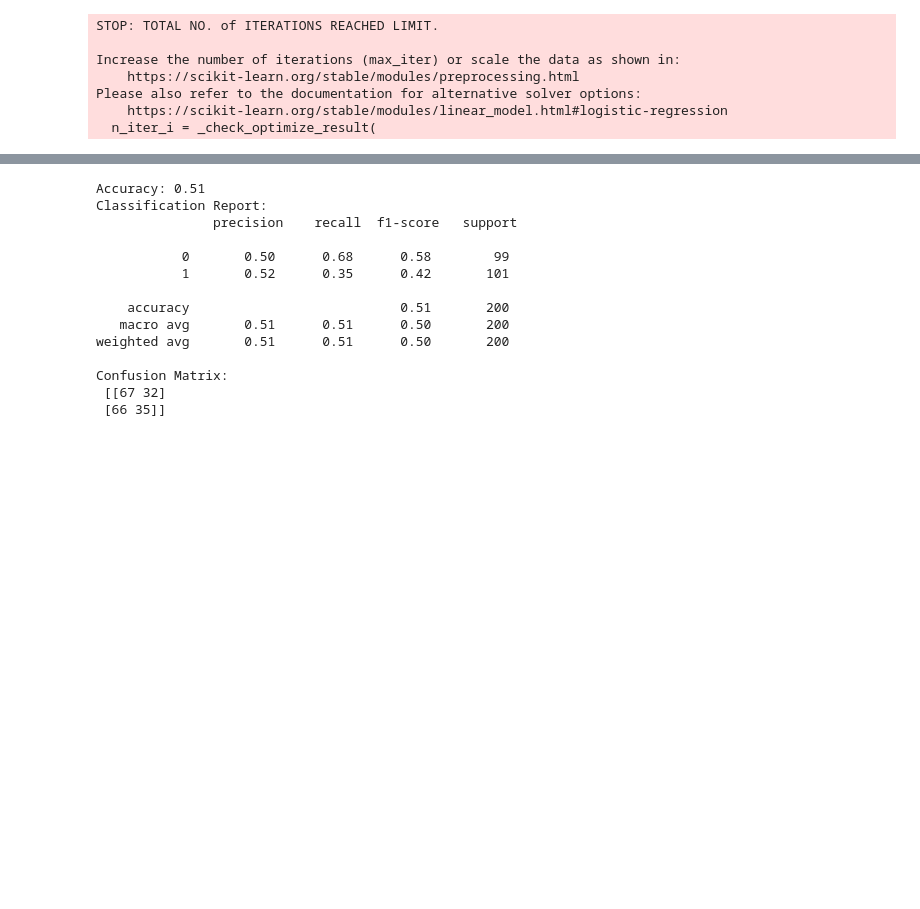
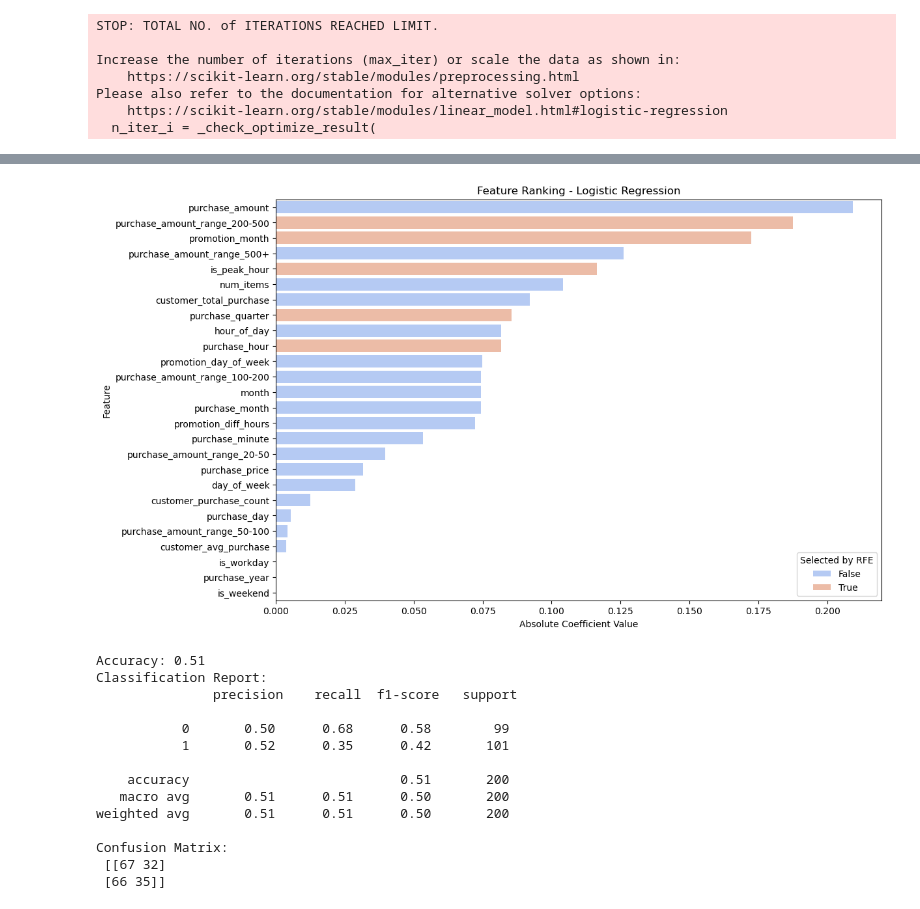
Before and after one commit to MingzengQin/Intership, a Jupyter notebook: EDA.ipynb, the cells around one changed output, grey strips where cells are left out. Cells and saved outputs as stored; diff of their text form; code cells hidden in the pictures; blank space fills up the shorter version.

```diff
--- a/EDA.ipynb
+++ b/EDA.ipynb
@@ -352,3 +354,75 @@ Passing `palette` without assigning `hue` is deprecated and will be removed in v
 
   sns.barplot(x=importance_df['Importance'], y=importance_df['Feature'], palette="coolwarm")
 [figure]
+# %%
+import numpy as np
+import pandas as pd
+import matplotlib.pyplot as plt
+import seaborn as sns
+from sklearn.linear_model import LogisticRegression
+from sklearn.model_selection import train_test_split, cross_val_score, GridSearchCV
+from sklearn.preprocessing import StandardScaler
+from sklearn.metrics import classification_report, confusion_matrix, accuracy_score
+from sklearn.feature_selection import RFE
+from imblearn.over_sampling import SMOTE  # Handle class imbalance
+
+# Feature Scaling
+scaler = StandardScaler()
+x_train_scaled = scaler.fit_transform(x_train)
+x_val_scaled = scaler.transform(x_val)
+
+# Handle Class Imbalance (if necessary)
+smote = SMOTE(random_state=42)
+x_train_resampled, y_train_resampled = smote.fit_resample(x_train_scaled, y_train)
+
+# Hyperparameter Tuning with GridSearchCV
+param_grid = {
+    'C': [0.01, 0.1, 1, 10, 100],
+    'solver': ['liblinear', 'lbfgs']
+}
+
+grid_search = GridSearchCV(LogisticRegression(random_state=42, max_iter=500), param_grid, cv=5, scoring='accuracy')
+grid_search.fit(x_train_resampled, y_train_resampled)
+
+best_model = grid_search.best_estimator_
+
+# Train the model with optimized parameters
+lr_model = LogisticRegression(random_state=42, max_iter=500, C=grid_search.best_params_['C'], solver=grid_search.best_params_['solver'])
+lr_model.fit(x_train_resampled, y_train_resampled)
+
+# Predictions
+y_pred = lr_model.predict(x_val_scaled)
+
+# Performance Metrics
+print("Best Parameters:", grid_search.best_params_)
+print("Accuracy:", accuracy_score(y_val, y_pred))
+print("Classification Report:\n", classification_report(y_val, y_pred))
+print("Confusion Matrix:\n", confusion_matrix(y_val, y_pred))
+
+# Feature Selection using Recursive Feature Elimination (RFE)
+rfe = RFE(lr_model, n_features_to_select=5)  # Select top 5 features
+rfe.fit(x_train_resampled, y_train_resampled)
+
+# Feature Importance
+feature_importance = np.abs(lr_model.coef_[0])  # Taking absolute values
+features = x_train.columns
+
+# Create DataFrame for Feature Importance
+importance_df = pd.DataFrame({
+    'Feature': features,
+    'Importance': feature_importance,
+    'Selected': rfe.support_  # Indicating selected features by RFE
+}).sort_values(by='Importance', ascending=False)
+
+# Print Feature Importance Ranking
+print("\n Feature Ranking (Logistic Regression):")
+
+# Visualization of Feature Importances
+plt.figure(figsize=(12, 8))
+sns.barplot(x=importance_df['Importance'], y=importance_df['Feature'], hue=importance_df['Selected'], palette="coolwarm")
+plt.xlabel('Absolute Coefficient Value')
+plt.ylabel('Feature')
+plt.title('Feature Ranking - Logistic Regression')
+plt.legend(title='Selected by RFE')
+plt.show()
+# %% [output]
@@ -355,3 +446,4 @@ Passing `palette` without assigning `hue` is deprecated and will be removed in v
+[figure, added]
 # %%
 from sklearn.ensemble import RandomForestClassifier
 
```
Also changed, not shown: parts of 11 cells of this notebook.
